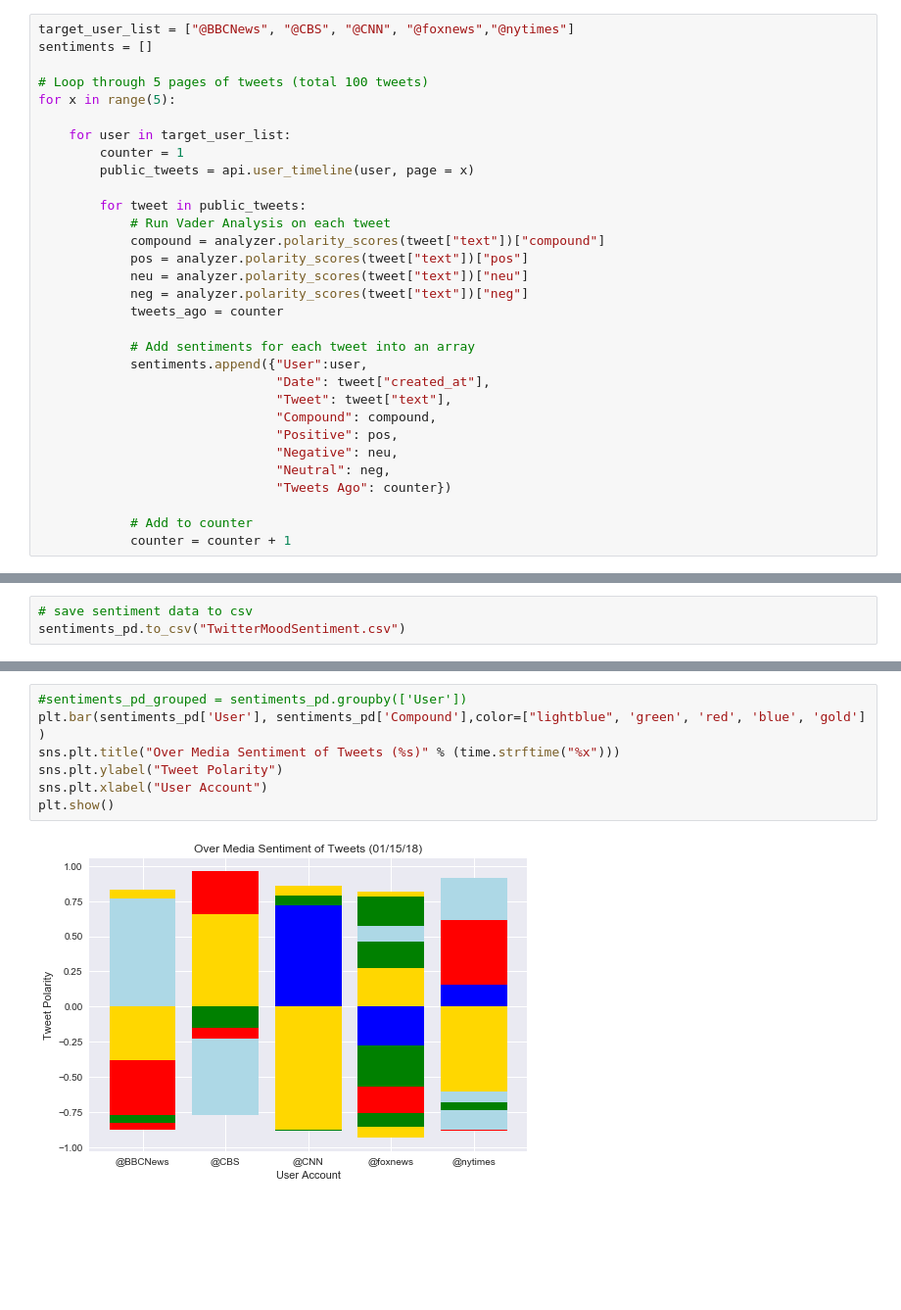
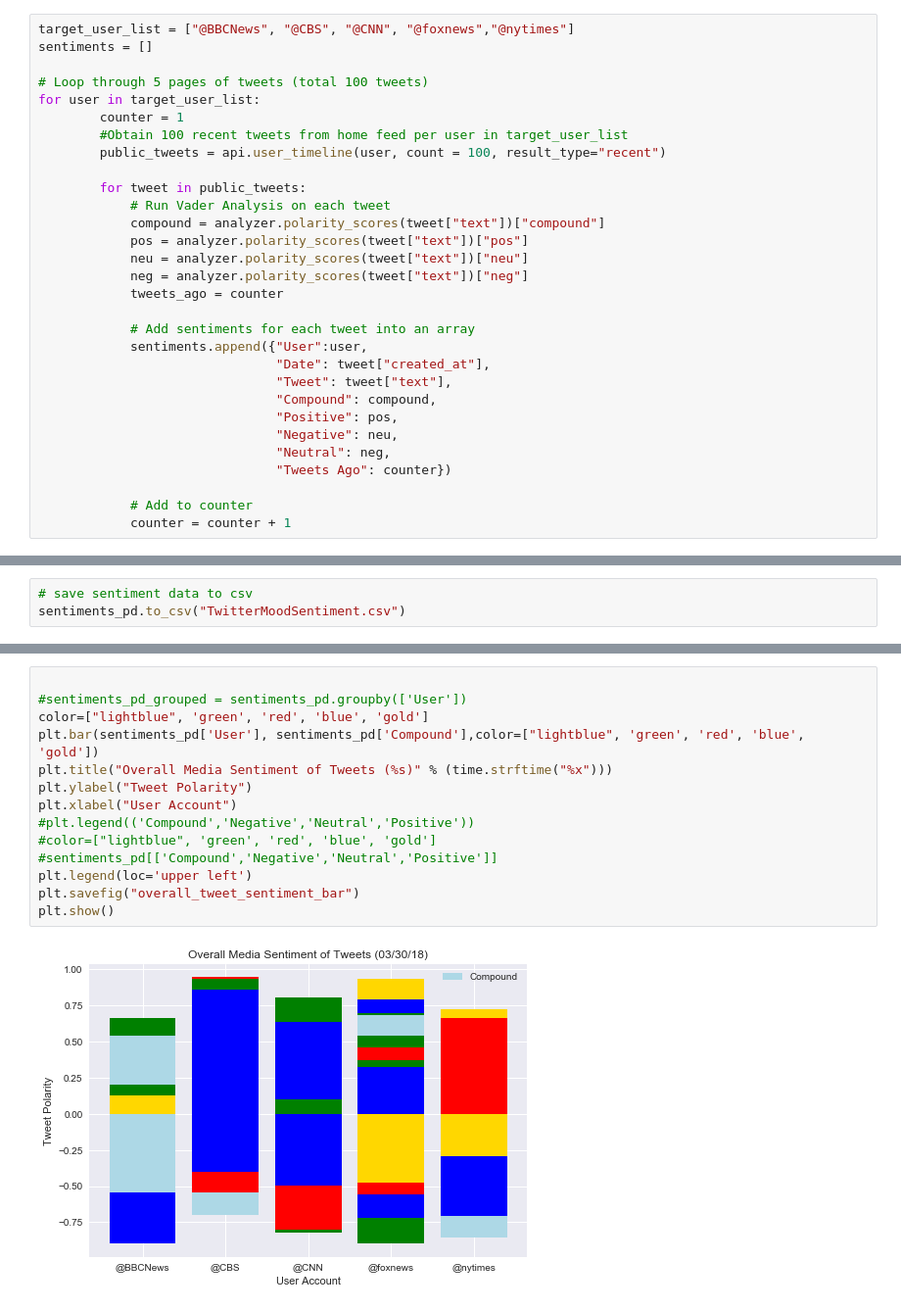
Before and after one commit to timothyyu/twitter-sentiment, a Jupyter notebook: main.ipynb, the cells around one changed output, grey strips where cells are left out. Shown at 98% size. Saved outputs shown, nothing was run; the diff lists cells and outputs as text; blank space fills up the shorter version.

Commit message:
updated chart output, re-run scrape, png output for charts

```diff
--- a/main.ipynb
+++ b/main.ipynb
@@ -31,11 +31,10 @@ target_user_list = ["@BBCNews", "@CBS", "@CNN", "@foxnews","@nytimes"]
 sentiments = []
 
 # Loop through 5 pages of tweets (total 100 tweets)
-for x in range(5):
-
-    for user in target_user_list:
+for user in target_user_list:
         counter = 1
-        public_tweets = api.user_timeline(user, page = x)
+        #Obtain 100 recent tweets from home feed per user in target_user_list
+        public_tweets = api.user_timeline(user, count = 100, result_type="recent")
 
         for tweet in public_tweets:
             # Run Vader Analysis on each tweet
@@ -108,11 +96,18 @@ sns.plt.show()
 # %%
+
 #sentiments_pd_grouped = sentiments_pd.groupby(['User'])
-plt.bar(sentiments_pd['User'], sentiments_pd['Compound'],color=["lightblue", 'green', 'red', 'blue', 'gold'] )
-sns.plt.title("Over Media Sentiment of Tweets (%s)" % (time.strftime("%x")))
-sns.plt.ylabel("Tweet Polarity")
-sns.plt.xlabel("User Account")
+color=["lightblue", 'green', 'red', 'blue', 'gold']
+plt.bar(sentiments_pd['User'], sentiments_pd['Compound'],color=["lightblue", 'green', 'red', 'blue', 'gold'])
+plt.title("Overall Media Sentiment of Tweets (%s)" % (time.strftime("%x")))
+plt.ylabel("Tweet Polarity")
+plt.xlabel("User Account")
+#plt.legend(('Compound','Negative','Neutral','Positive'))
+#color=["lightblue", 'green', 'red', 'blue', 'gold']
+#sentiments_pd[['Compound','Negative','Neutral','Positive']]
+plt.legend(loc='upper left')
+plt.savefig("overall_tweet_sentiment_bar")
 plt.show()
 # %% [output]
-[figure, old version]
+[figure, new version]
 # %%
 sns.barplot("User", "Compound", data=sentiments_pd, hue='User',ci=None)
```
Also changed, not shown: parts of 3 cells of this notebook, 4 other files.
